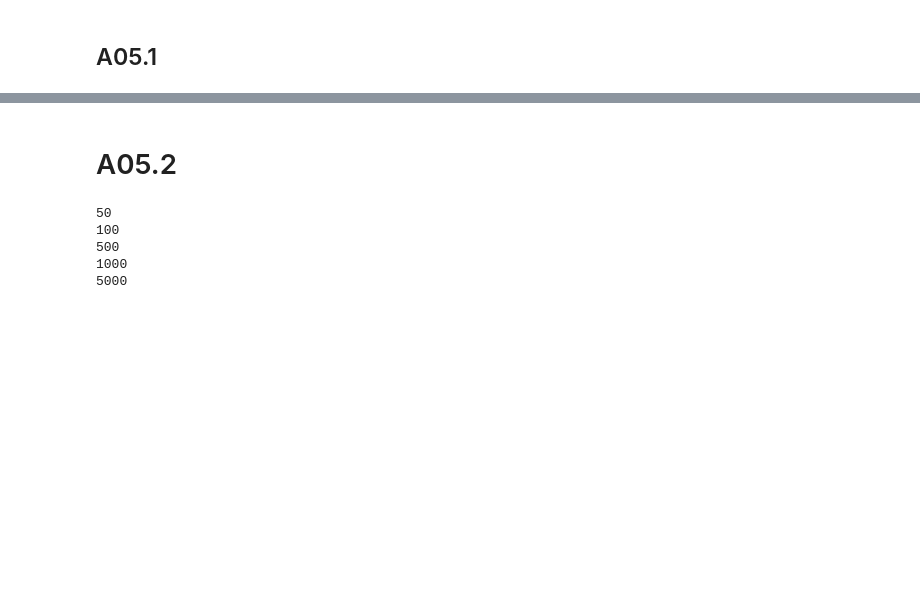
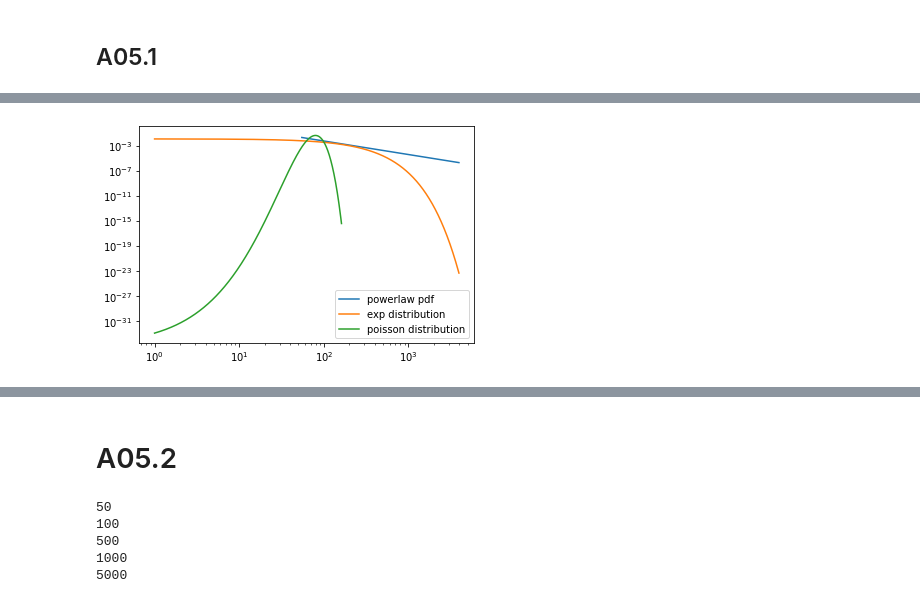
Before and after one commit to moerfii/network_science_uzh, a Jupyter notebook: assignment_5/exercise05.ipynb, the cells around one changed output, grey strips where cells are left out. Cells and saved outputs as stored; diff of their text form; code cells hidden in the pictures; blank space fills up the shorter version.

```diff
--- a/assignment_5/exercise05.ipynb
+++ b/assignment_5/exercise05.ipynb
@@ -51,0 +88,2 @@ graph = read_gml("data/graph_escort.gml")
+# %%
+graph = read_gml("data/graph_actors.gml")
@@ -51,0 +98,9 @@ graph = read_gml("data/graph_escort.gml")
+# %%
+fit.power_law.plot_pdf(label="powerlaw pdf")
+#powerlaw.plot_pdf(k,marker='o', label="k pdf")
+plt.plot(spacing,exponential_distribution(average_degree(graph),spacing), label="exp distribution")
+plt.plot(spacing, poission_distribution(average_degree(graph), spacing), label="poisson distribution")
+plt.legend()
+plt.show()
+# %% [output]
+[figure, added]
```
Also changed, not shown: parts of 16 cells of this notebook.
